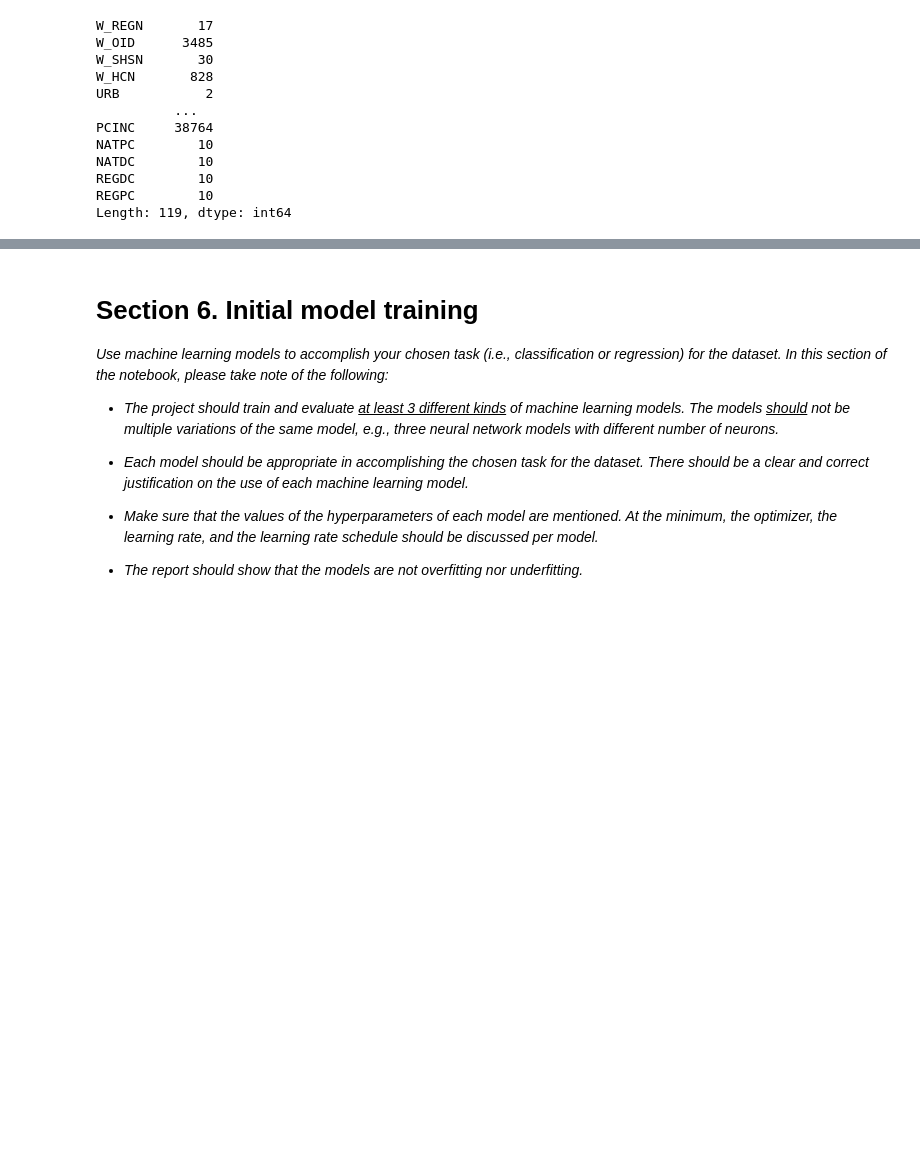
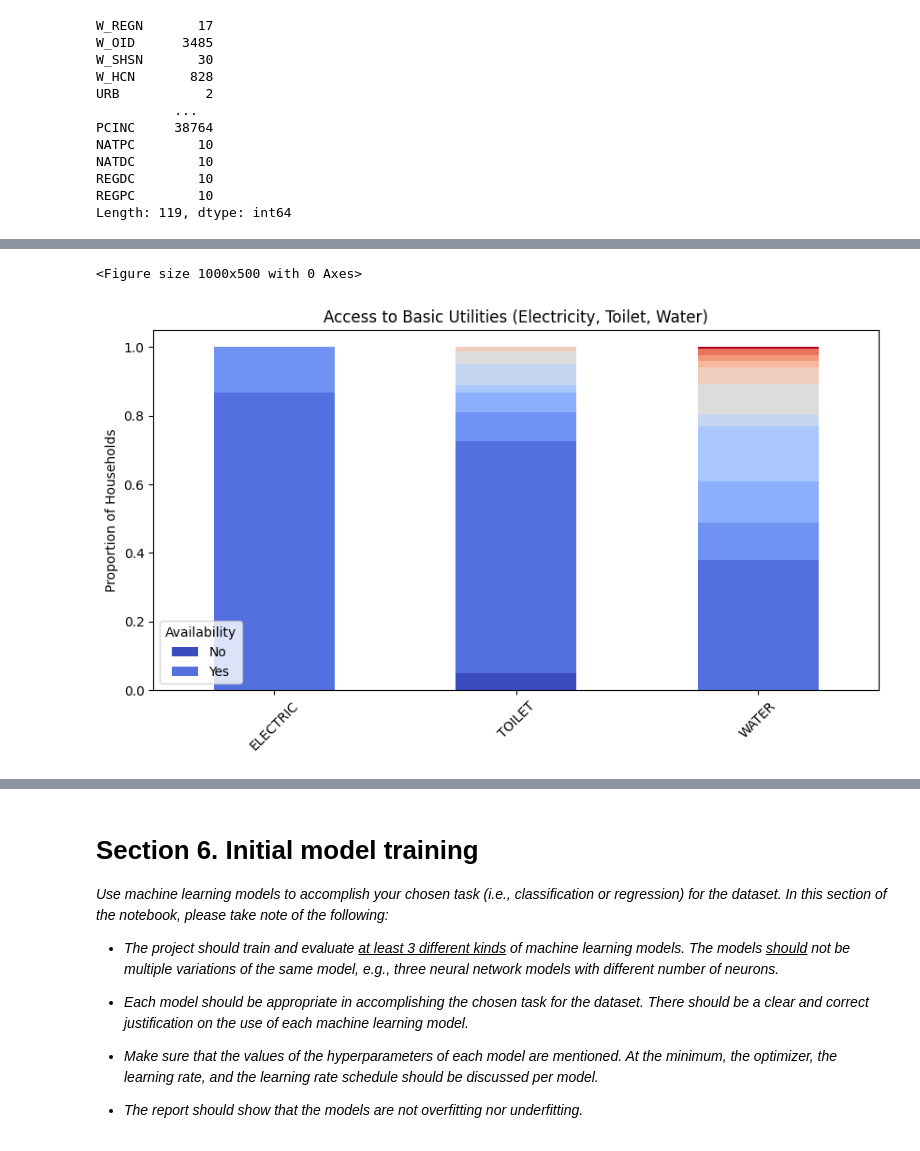
Before and after one commit to jjg-git/stintsyML, a Jupyter notebook: STINTSY project.ipynb, the cells around one changed output, grey strips where cells are left out. Cells and saved outputs as stored; diff of their text form; code cells hidden in the pictures; blank space fills up the shorter version.

```diff
--- a/STINTSY project.ipynb
+++ b/STINTSY project.ipynb
@@ -542,0 +557,15 @@ ValueError: 'facecolor' or 'color' argument must be a valid color orsequence of
+# %%
+utility_cols = ['ELECTRIC', 'TOILET', 'WATER']
+
+utility_proportions = df_fies[utility_cols].apply(lambda x: x.value_counts(normalize=True))
+
+plt.figure(figsize=(10, 5))
+utility_proportions.T.plot(kind='bar', stacked=True, colormap='coolwarm', figsize=(10, 5))
+plt.title('Access to Basic Utilities (Electricity, Toilet, Water)')
+plt.ylabel('Proportion of Households')
+plt.xticks(rotation=45)
+plt.legend(title='Availability', labels=['No', 'Yes'])
+plt.show()
+# %% [output]
+<Figure size 1000x500 with 0 Axes>
+[figure, added]
```
Also changed, not shown: parts of 7 cells of this notebook.
